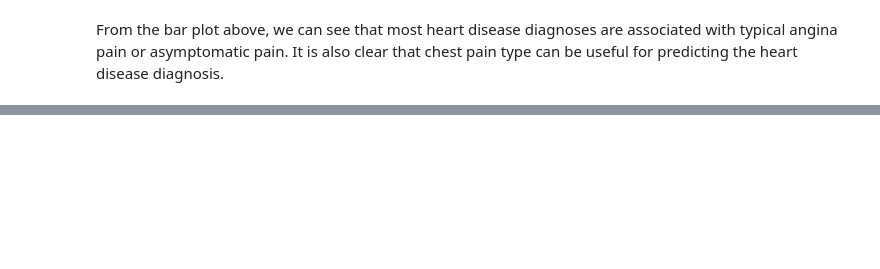
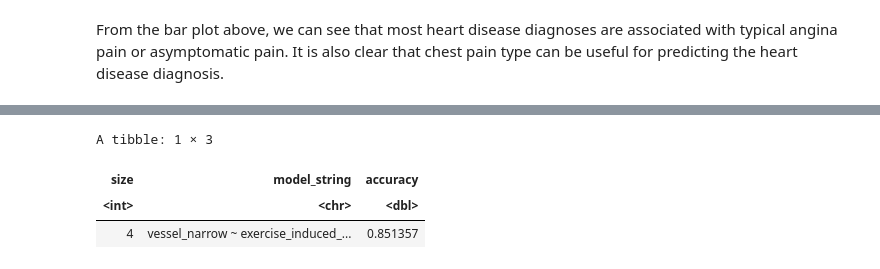
Before and after one commit to MaxVinichenko/DSCI_100_Final_Project, a Jupyter notebook: data.ipynb, the cells around one changed output, grey strips where cells are left out. Cells and saved outputs as stored; diff of their text form; code cells hidden in the pictures; blank space fills up the shorter version.

```diff
--- a/data.ipynb
+++ b/data.ipynb
@@ -164,0 +273,8 @@ Warning message:
+# %%
+most_accurate_predictors<-slice_max(accuracies, accuracy, n=1)
+most_accurate_predictors
+# %% [output]
+A tibble: 1 × 3
+| size | model_string | accuracy |
+| <int> | <chr> | <dbl> |
+| 4 | vessel_narrow ~ exercise_induced_... | 0.851357 |
```
Also changed, not shown: parts of 7 cells of this notebook.
